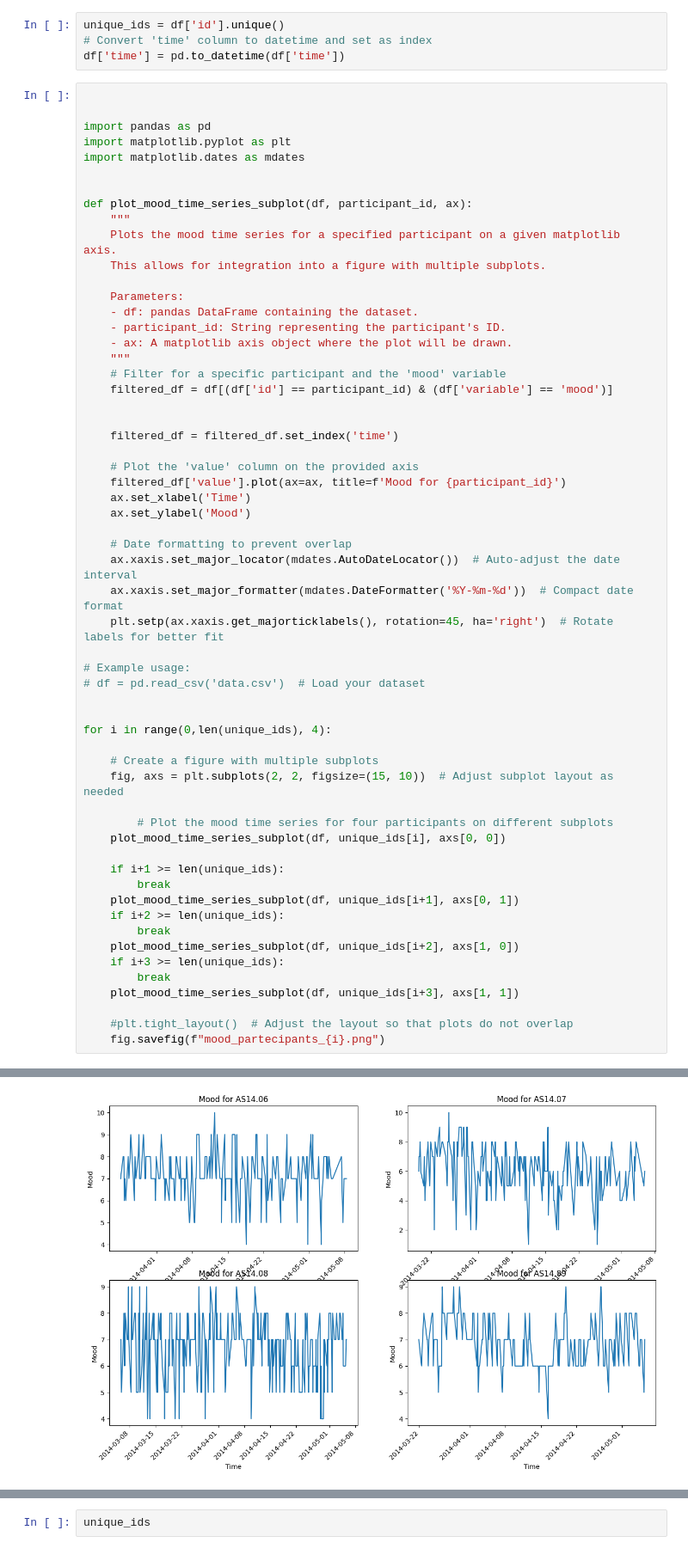
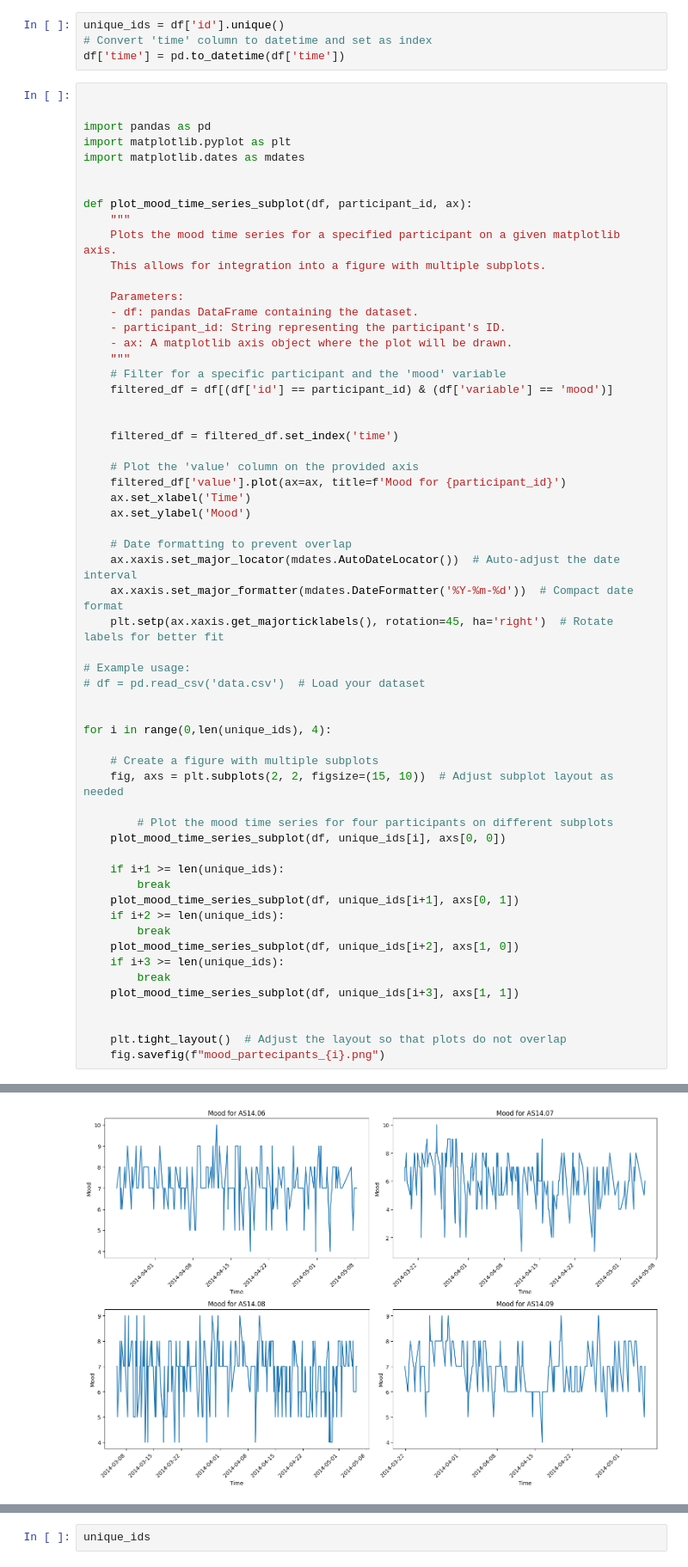
Before and after one commit to kroegepa/DataMiningAssignmentOne, a Jupyter notebook: data_visualization.ipynb, the cells around one changed output, grey strips where cells are left out. Shown at 86% size. Cells and saved outputs as stored; diff of their text form.

```diff
--- a/data_visualization.ipynb
+++ b/data_visualization.ipynb
@@ -113,6 +113,7 @@ for i in range(0,len(unique_ids), 4):
         break
     plot_mood_time_series_subplot(df, unique_ids[i+3], axs[1, 1])
 
-    #plt.tight_layout()  # Adjust the layout so that plots do not overlap
+
+    plt.tight_layout()  # Adjust the layout so that plots do not overlap
     fig.savefig(f"mood_partecipants_{i}.png")
 # %% [output]
@@ -120 +121 @@ for i in range(0,len(unique_ids), 4):
-[figure, old version]
+[figure, new version]
```
Also changed, not shown: parts of 2 cells of this notebook, 6 other files.
